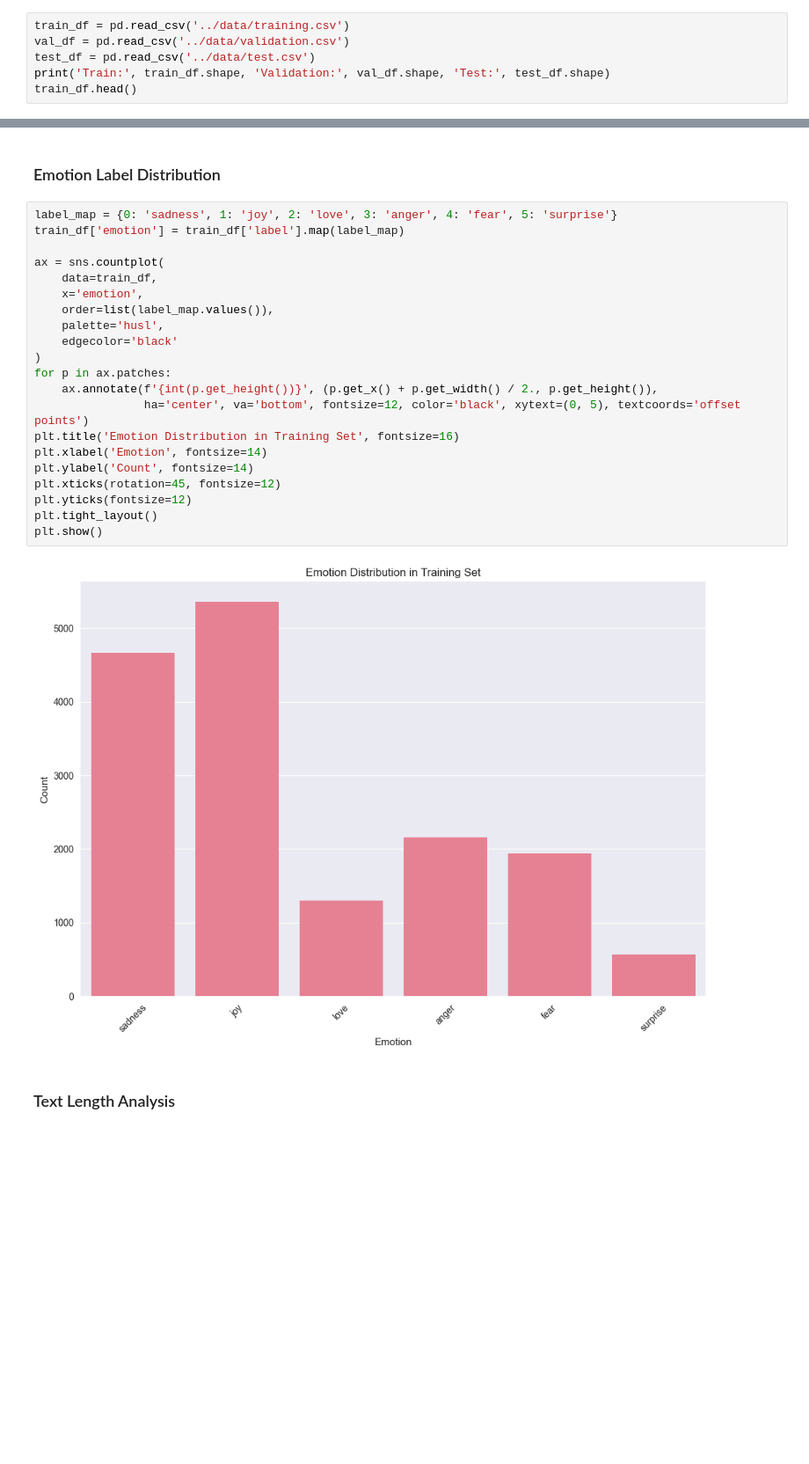
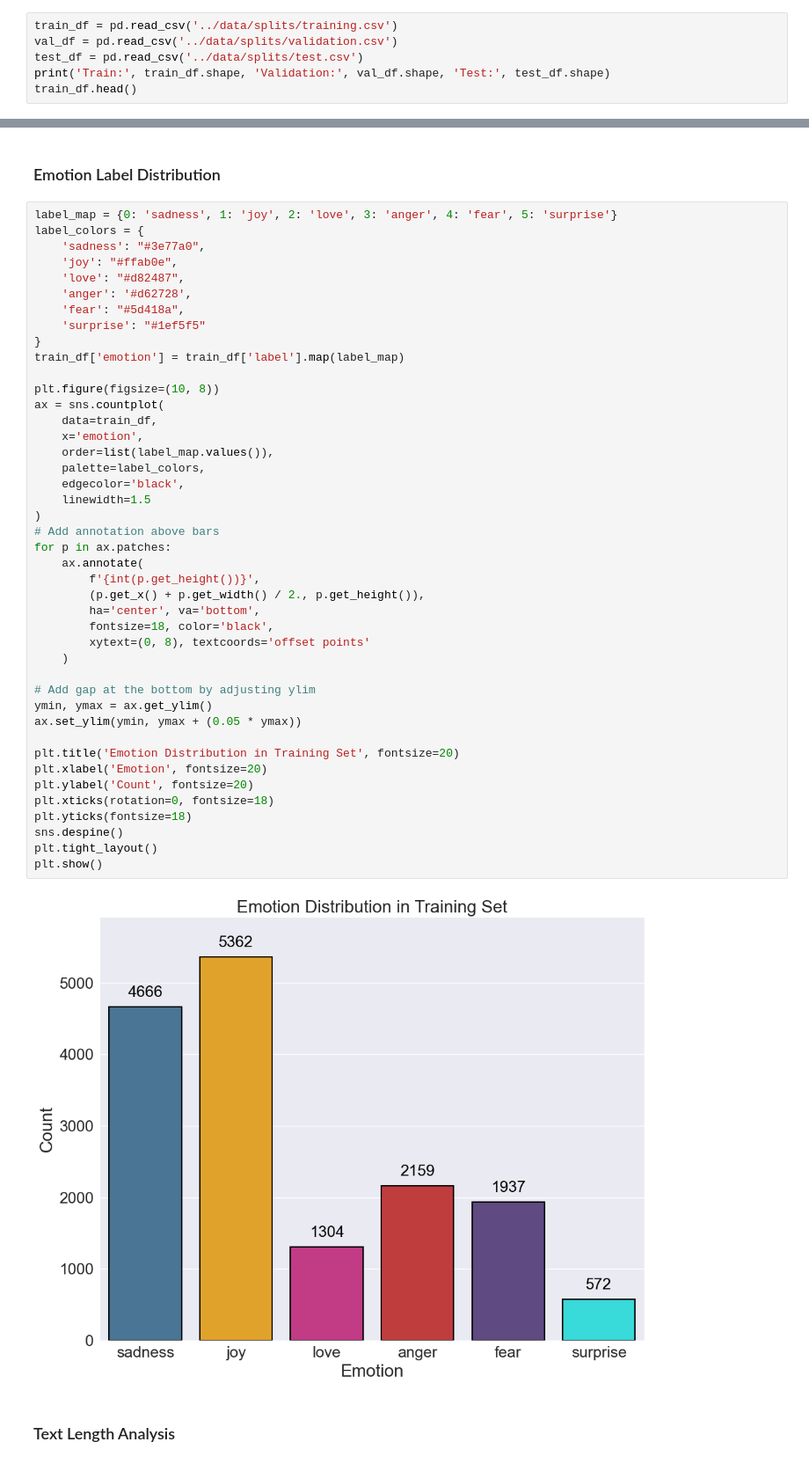
Before and after one commit to IMAGINARY9/Emotion-Recognition, a Jupyter notebook: notebooks/exploration.ipynb, the cells around one changed output, grey strips where cells are left out. Shown at 88% size. Saved outputs shown, nothing was run; the diff lists cells and outputs as text; blank space fills up the shorter version.

```diff
--- a/notebooks/exploration.ipynb
+++ b/notebooks/exploration.ipynb
@@ -19,7 +19,7 @@ Located at: `../data/training.csv`, `../data/validation.csv`, `../data/test.csv`
 # %%
-train_df = pd.read_csv('../data/training.csv')
-val_df = pd.read_csv('../data/validation.csv')
-test_df = pd.read_csv('../data/test.csv')
+train_df = pd.read_csv('../data/splits/training.csv')
+val_df = pd.read_csv('../data/splits/validation.csv')
+test_df = pd.read_csv('../data/splits/test.csv')
 print('Train:', train_df.shape, 'Validation:', val_df.shape, 'Test:', test_df.shape)
 train_df.head()
 # %% [output]
@@ -44,27 +44,49 @@ Label value counts: {1: 5362, 0: 4666, 3: 2159, 4: 1937, 2: 1304, 5: 572}
 ### Emotion Label Distribution
 # %%
 label_map = {0: 'sadness', 1: 'joy', 2: 'love', 3: 'anger', 4: 'fear', 5: 'surprise'}
+label_colors = {
+    'sadness': "#3e77a0",
+    'joy': "#ffab0e",
+    'love': "#d82487",
+    'anger': '#d62728',
+    'fear': "#5d418a",
+    'surprise': "#1ef5f5"
+}
 train_df['emotion'] = train_df['label'].map(label_map)
 
+plt.figure(figsize=(10, 8))
 ax = sns.countplot(
     data=train_df,
     x='emotion',
     order=list(label_map.values()),
-    palette='husl',
-    edgecolor='black'
+    palette=label_colors,
+    edgecolor='black',
+    linewidth=1.5
 )
+# Add annotation above bars
 for p in ax.patches:
-    ax.annotate(f'{int(p.get_height())}', (p.get_x() + p.get_width() / 2., p.get_height()),
-                ha='center', va='bottom', fontsize=12, color='black', xytext=(0, 5), textcoords='offset points')
-plt.title('Emotion Distribution in Training Set', fontsize=16)
-plt.xlabel('Emotion', fontsize=14)
-plt.ylabel('Count', fontsize=14)
-plt.xticks(rotation=45, fontsize=12)
-plt.yticks(fontsize=12)
+    ax.annotate(
+        f'{int(p.get_height())}',
+        (p.get_x() + p.get_width() / 2., p.get_height()),
+        ha='center', va='bottom',
+        fontsize=18, color='black',
+        xytext=(0, 8), textcoords='offset points'
+    )
+
+# Add gap at the bottom by adjusting ylim
+ymin, ymax = ax.get_ylim()
+ax.set_ylim(ymin, ymax + (0.05 * ymax))
+
+plt.title('Emotion Distribution in Training Set', fontsize=20)
+plt.xlabel('Emotion', fontsize=20)
+plt.ylabel('Count', fontsize=20)
+plt.xticks(rotation=0, fontsize=18)
+plt.yticks(fontsize=18)
+sns.despine()
 plt.tight_layout()
 plt.show()
 # %% [output]
-[figure, old version]
+[figure, new version]
 # %% [markdown]
 ### Text Length Analysis
 # %%
```
Also changed, not shown: parts of 2 cells of this notebook, 10 other files.
